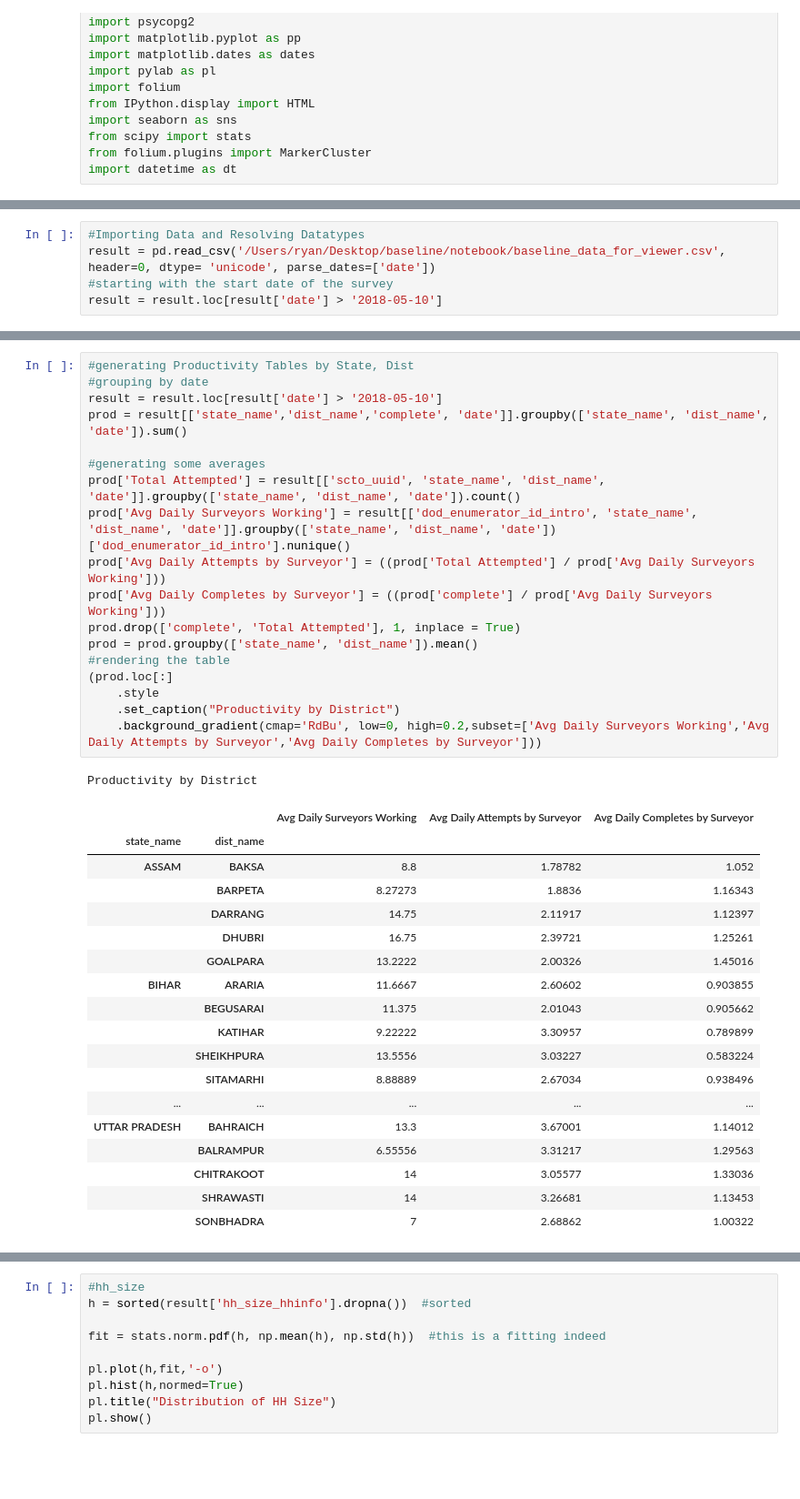
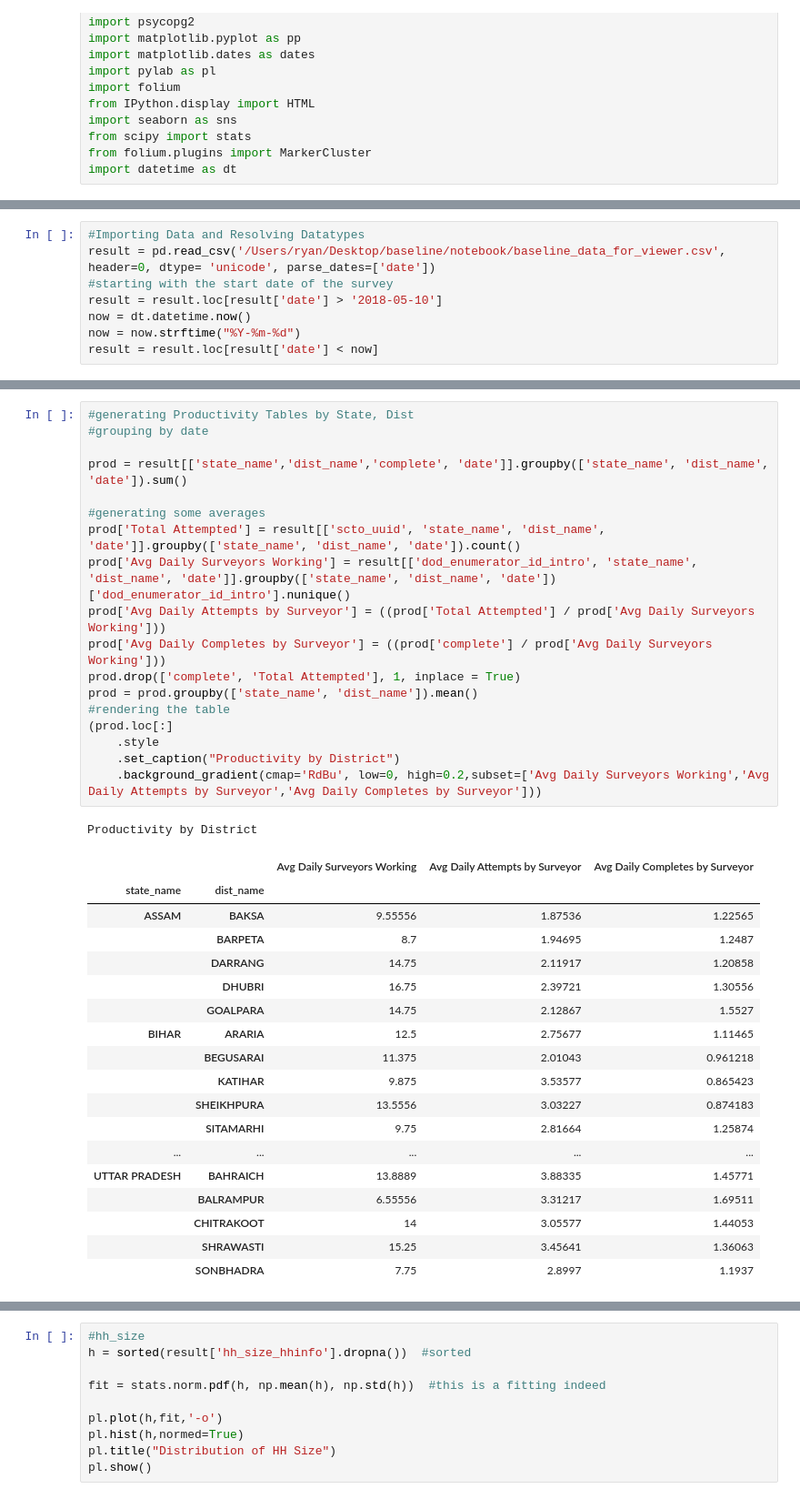
Before and after one commit to ryfauber/jupyter, a Jupyter notebook: portal_data_views.ipynb, the cells around one changed output, grey strips where cells are left out. Shown at 91% size. Cells and saved outputs as stored; diff of their text form; blank space fills up the shorter version.

Commit message:
updating dates shown

```diff
--- a/portal_data_views.ipynb
+++ b/portal_data_views.ipynb
@@ -38,6 +38,9 @@ HTML('''<script>
 result = pd.read_csv('/Users/ryan/Desktop/baseline/notebook/baseline_data_for_viewer.csv', header=0, dtype= 'unicode', parse_dates=['date'])
 #starting with the start date of the survey
 result = result.loc[result['date'] > '2018-05-10']
+now = dt.datetime.now()
+now = now.strftime("%Y-%m-%d")
+result = result.loc[result['date'] < now]
 # %%
 #generating Productivity Tables
 result['complete'] = pd.to_numeric(result['complete'], errors='coerce')
@@ -75,41 +77,41 @@ Productivity by Date
 # %%
 #generating Productivity Tables by State, Dist
 #grouping by date
-result = result.loc[result['date'] > '2018-05-10']
+
 prod = result[['state_name','dist_name','complete', 'date']].groupby(['state_name', 'dist_name', 'date']).sum()
 
 #generating some averages
 prod['Total Attempted'] = result[['scto_uuid', 'state_name', 'dist_name', 'date']].groupby(['state_name', 'dist_name', 'date']).count()
 prod['Avg Daily Surveyors Working'] = result[['dod_enumerator_id_intro', 'state_name', 'dist_name', 'date']].groupby(['state_name', 'dist_name', 'date'])['dod_enumerator_id_intro'].nunique()
 prod['Avg Daily Attempts by Surveyor'] = ((prod['Total Attempted'] / prod['Avg Daily Surveyors Working']))
 prod['Avg Daily Completes by Surveyor'] = ((prod['complete'] / prod['Avg Daily Surveyors Working']))
 prod.drop(['complete', 'Total Attempted'], 1, inplace = True)
 prod = prod.groupby(['state_name', 'dist_name']).mean()
 #rendering the table
 (prod.loc[:]
     .style
     .set_caption("Productivity by District")
     .background_gradient(cmap='RdBu', low=0, high=0.2,subset=['Avg Daily Surveyors Working','Avg Daily Attempts by Surveyor','Avg Daily Completes by Surveyor']))
 # %% [output]
 Productivity by District
 |  |  | Avg Daily Surveyors Working | Avg Daily Attempts by Surveyor | Avg Daily Completes by Surveyor |
 | state_name | dist_name |  |  |  |
-| ASSAM | BAKSA | 8.8 | 1.78782 | 1.052 |
-|  | BARPETA | 8.27273 | 1.8836 | 1.16343 |
-|  | DARRANG | 14.75 | 2.11917 | 1.12397 |
-|  | DHUBRI | 16.75 | 2.39721 | 1.25261 |
-|  | GOALPARA | 13.2222 | 2.00326 | 1.45016 |
-| BIHAR | ARARIA | 11.6667 | 2.60602 | 0.903855 |
-|  | BEGUSARAI | 11.375 | 2.01043 | 0.905662 |
-|  | KATIHAR | 9.22222 | 3.30957 | 0.789899 |
-|  | SHEIKHPURA | 13.5556 | 3.03227 | 0.583224 |
-|  | SITAMARHI | 8.88889 | 2.67034 | 0.938496 |
+| ASSAM | BAKSA | 9.55556 | 1.87536 | 1.22565 |
+|  | BARPETA | 8.7 | 1.94695 | 1.2487 |
+|  | DARRANG | 14.75 | 2.11917 | 1.20858 |
+|  | DHUBRI | 16.75 | 2.39721 | 1.30556 |
+|  | GOALPARA | 14.75 | 2.12867 | 1.5527 |
+| BIHAR | ARARIA | 12.5 | 2.75677 | 1.11465 |
+|  | BEGUSARAI | 11.375 | 2.01043 | 0.961218 |
+|  | KATIHAR | 9.875 | 3.53577 | 0.865423 |
+|  | SHEIKHPURA | 13.5556 | 3.03227 | 0.874183 |
+|  | SITAMARHI | 9.75 | 2.81664 | 1.25874 |
 | ... | ... | ... | ... | ... |
-| UTTAR PRADESH | BAHRAICH | 13.3 | 3.67001 | 1.14012 |
-|  | BALRAMPUR | 6.55556 | 3.31217 | 1.29563 |
-|  | CHITRAKOOT | 14 | 3.05577 | 1.33036 |
-|  | SHRAWASTI | 14 | 3.26681 | 1.13453 |
-|  | SONBHADRA | 7 | 2.68862 | 1.00322 |
+| UTTAR PRADESH | BAHRAICH | 13.8889 | 3.88335 | 1.45771 |
+|  | BALRAMPUR | 6.55556 | 3.31217 | 1.69511 |
+|  | CHITRAKOOT | 14 | 3.05577 | 1.44053 |
+|  | SHRAWASTI | 15.25 | 3.45641 | 1.36063 |
+|  | SONBHADRA | 7.75 | 2.8997 | 1.1937 |
 # %%
 #labeling as complete only those surveys that actually resulted in a survey (not refusals or perm_unavail)
 result.loc[result['incomplete'] == 0, 'complete'] = 1
```
Also changed, not shown: parts of 3 cells of this notebook.
